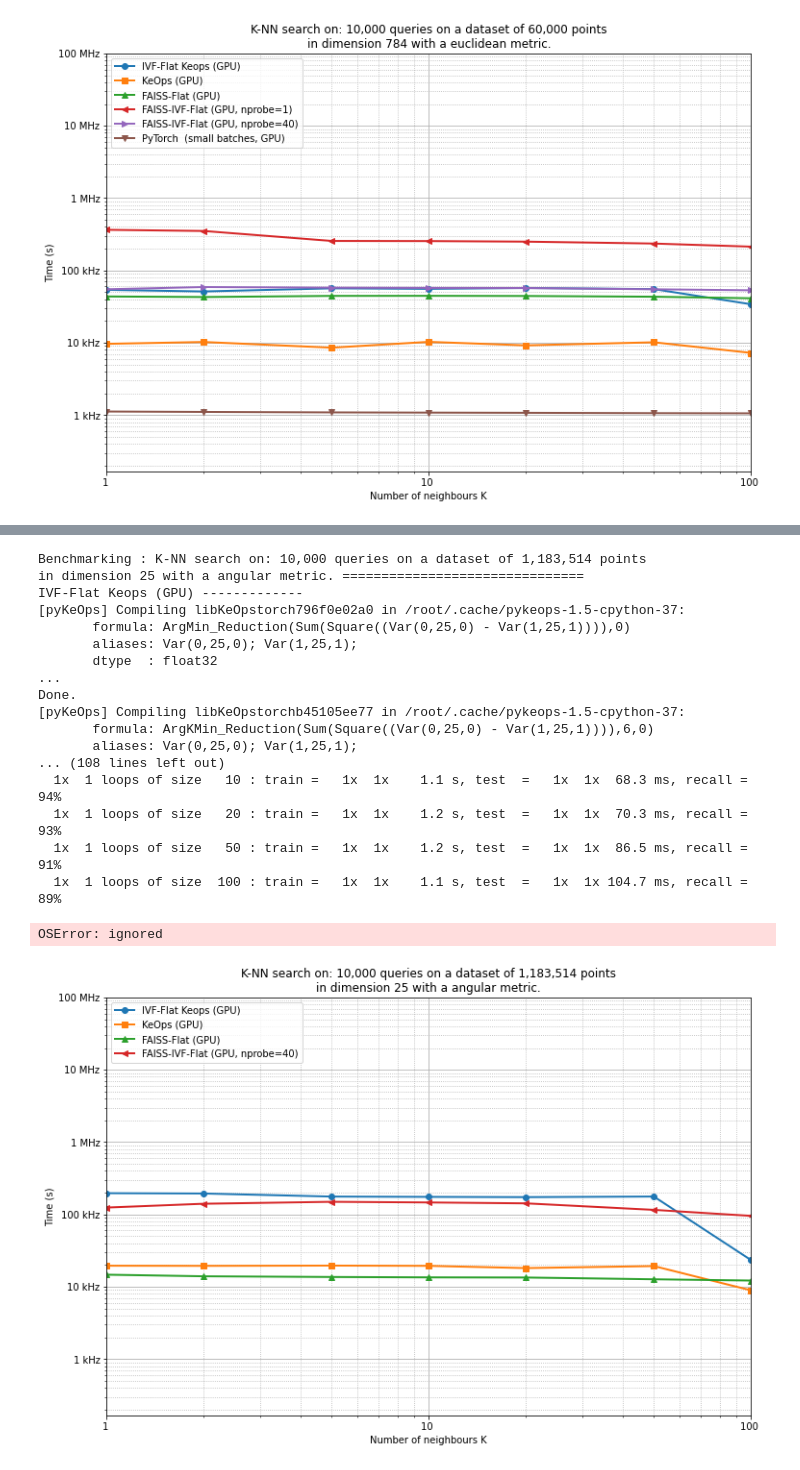
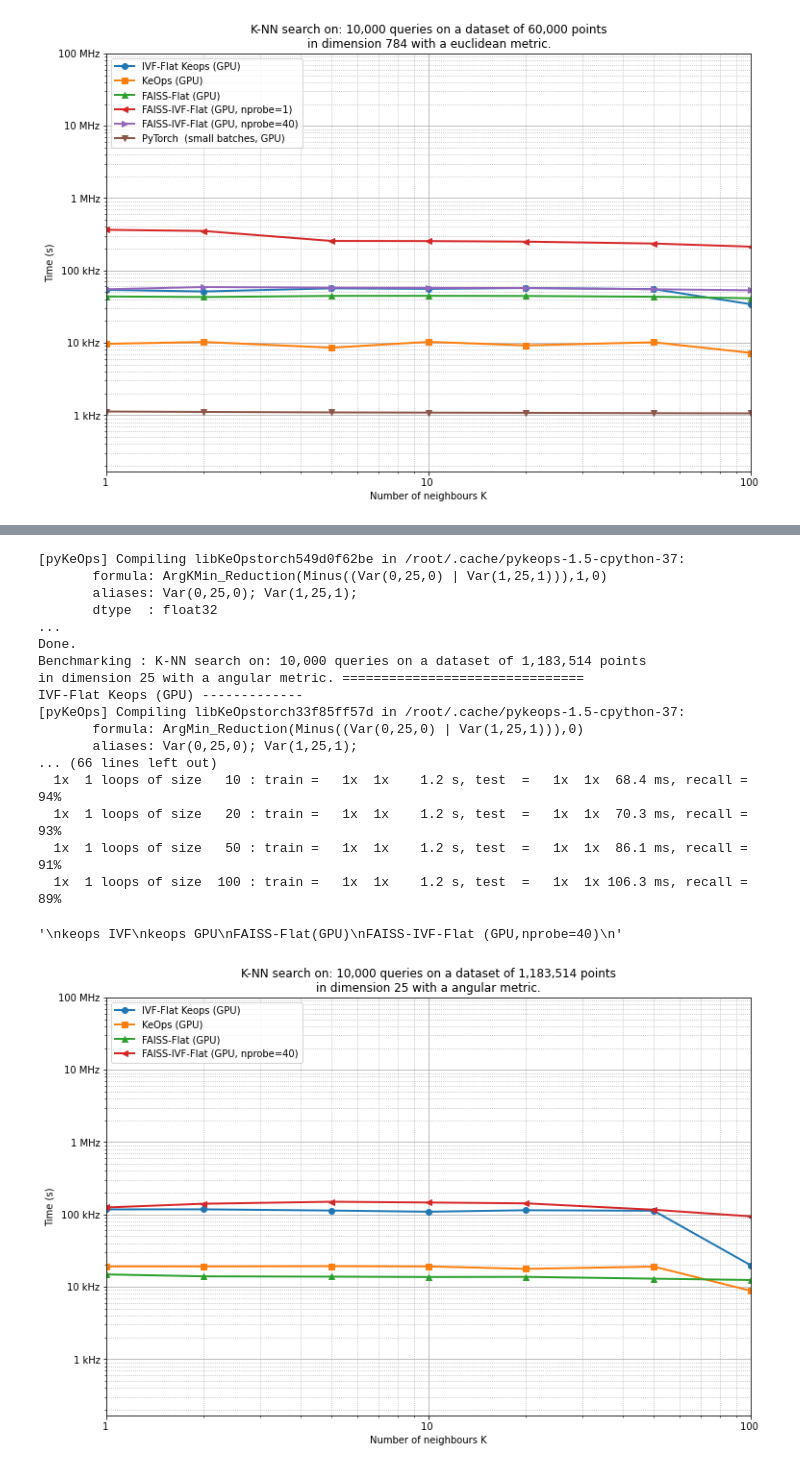
Before and after one commit to huddyyeo/keops_project, a Jupyter notebook: KNN/benchmarking/plot_benchmark_KNN.ipynb, the cells around one changed output, grey strips where cells are left out. Drawn from its saved outputs; the diff is of its cells as text; code cells hidden in the pictures.

```diff
--- a/KNN/benchmarking/plot_benchmark_KNN.ipynb
+++ b/KNN/benchmarking/plot_benchmark_KNN.ipynb
@@ -745,29 +810,65 @@ OSError: ignored
+# %%
+def run_KNN_benchmark(name=None,**kwargs):
+
+    # Load the dataset and some info:
+    dataset = generate_samples(key=name,**kwargs)(1)
+    N_train, dimension = dataset["train"].shape
+    N_test, _ = dataset["test"].shape
+    metric = dataset["metric"]
+
+    # Routines to benchmark:
+    routines = [
+        (ivf_flat, "IVF-Flat Keops (GPU)", {}),
+        (KNN_KeOps, "KeOps (GPU)", {}),
+        (KNN_faiss_gpu_Flat, "FAISS-Flat (GPU)", {}),
+        # (KNN_faiss_gpu_IVFFlat_fast, "FAISS-IVF-Flat (GPU, nprobe=1)", {}),
+        (KNN_faiss_gpu_IVFFlat_slow, "FAISS-IVF-Flat (GPU, nprobe=40)", {}),
+        # (KNN_torch, "PyTorch (GPU)", {}),
+        # (KNN_torch_batch_loop, "PyTorch  (small batches, GPU)", {}),
+        # (KNN_JAX_batch_loop, "JAX (small batches, GPU)", {}),
+        # (KNN_faiss_HNSW_fast, "FAISS-HNSW (CPU, M=4)", {}),
+        # (KNN_faiss_HNSW_slow, "FAISS-HNSW (CPU, M=36)", {}),
+        # (KNN_sklearn_ball_tree, "sklearn, Ball-tree (CPU)", {}),
+        # (KNN_sklearn_kd_tree, "sklearn, KD-tree (CPU)", {}),
+        # (KNN_sklearn_brute, "sklearn, bruteforce (CPU)", {}),
+    ]
+
+    # Actual run:
+    full_benchmark(
+        f"K-NN search on: {N_test:,} queries on a dataset of {N_train:,} points\nin dimension {dimension:,} with a {metric} metric.",
+        routines,
+        generate_samples(key=name,**kwargs),
+        min_time=1e-4,
+        max_time=60,
+        problem_sizes=Ks,
+        xlabel="Number of neighbours K",
+    )
 # %%
-run_KNN_benchmark('GloVe25',frequency=True)
+run_KNN_benchmark('GloVe25')
 '''
 keops IVF
 keops GPU
 FAISS-Flat(GPU)
 FAISS-IVF-Flat (GPU,nprobe=40)
 '''
 # %% [output]
-Benchmarking : K-NN search on: 10,000 queries on a dataset of 1,183,514 points
-in dimension 25 with a angular metric. ===============================
-IVF-Flat Keops (GPU) -------------
-[pyKeOps] Compiling libKeOpstorch796f0e02a0 in /root/.cache/pykeops-1.5-cpython-37:
-       formula: ArgMin_Reduction(Sum(Square((Var(0,25,0) - Var(1,25,1)))),0)
+[pyKeOps] Compiling libKeOpstorch549d0f62be in /root/.cache/pykeops-1.5-cpython-37:
+       formula: ArgKMin_Reduction(Minus((Var(0,25,0) | Var(1,25,1))),1,0)
        aliases: Var(0,25,0); Var(1,25,1);
        dtype  : float32
 ...
 Done.
-[pyKeOps] Compiling libKeOpstorchb45105ee77 in /root/.cache/pykeops-1.5-cpython-37:
-       formula: ArgKMin_Reduction(Sum(Square((Var(0,25,0) - Var(1,25,1)))),6,0)
+Benchmarking : K-NN search on: 10,000 queries on a dataset of 1,183,514 points
+in dimension 25 with a angular metric. ===============================
+IVF-Flat Keops (GPU) -------------
+[pyKeOps] Compiling libKeOpstorch33f85ff57d in /root/.cache/pykeops-1.5-cpython-37:
+       formula: ArgMin_Reduction(Minus((Var(0,25,0) | Var(1,25,1))),0)
        aliases: Var(0,25,0); Var(1,25,1);
-... (108 lines left out)
-  1x  1 loops of size   10 : train =   1x  1x    1.1 s, test  =   1x  1x  68.3 ms, recall =  94%
+... (66 lines left out)
+  1x  1 loops of size   10 : train =   1x  1x    1.2 s, test  =   1x  1x  68.4 ms, recall =  94%
   1x  1 loops of size   20 : train =   1x  1x    1.2 s, test  =   1x  1x  70.3 ms, recall =  93%
-  1x  1 loops of size   50 : train =   1x  1x    1.2 s, test  =   1x  1x  86.5 ms, recall =  91%
-  1x  1 loops of size  100 : train =   1x  1x    1.1 s, test  =   1x  1x 104.7 ms, recall =  89%
+  1x  1 loops of size   50 : train =   1x  1x    1.2 s, test  =   1x  1x  86.1 ms, recall =  91%
+  1x  1 loops of size  100 : train =   1x  1x    1.2 s, test  =   1x  1x 106.3 ms, recall =  89%
-OSError: ignored
+'\nkeops IVF\nkeops GPU\nFAISS-Flat(GPU)\nFAISS-IVF-Flat (GPU,nprobe=40)\n'
-[figure, old version]
+[figure, new version]
 # %%
```
Also changed, not shown: parts of 13 cells of this notebook.
